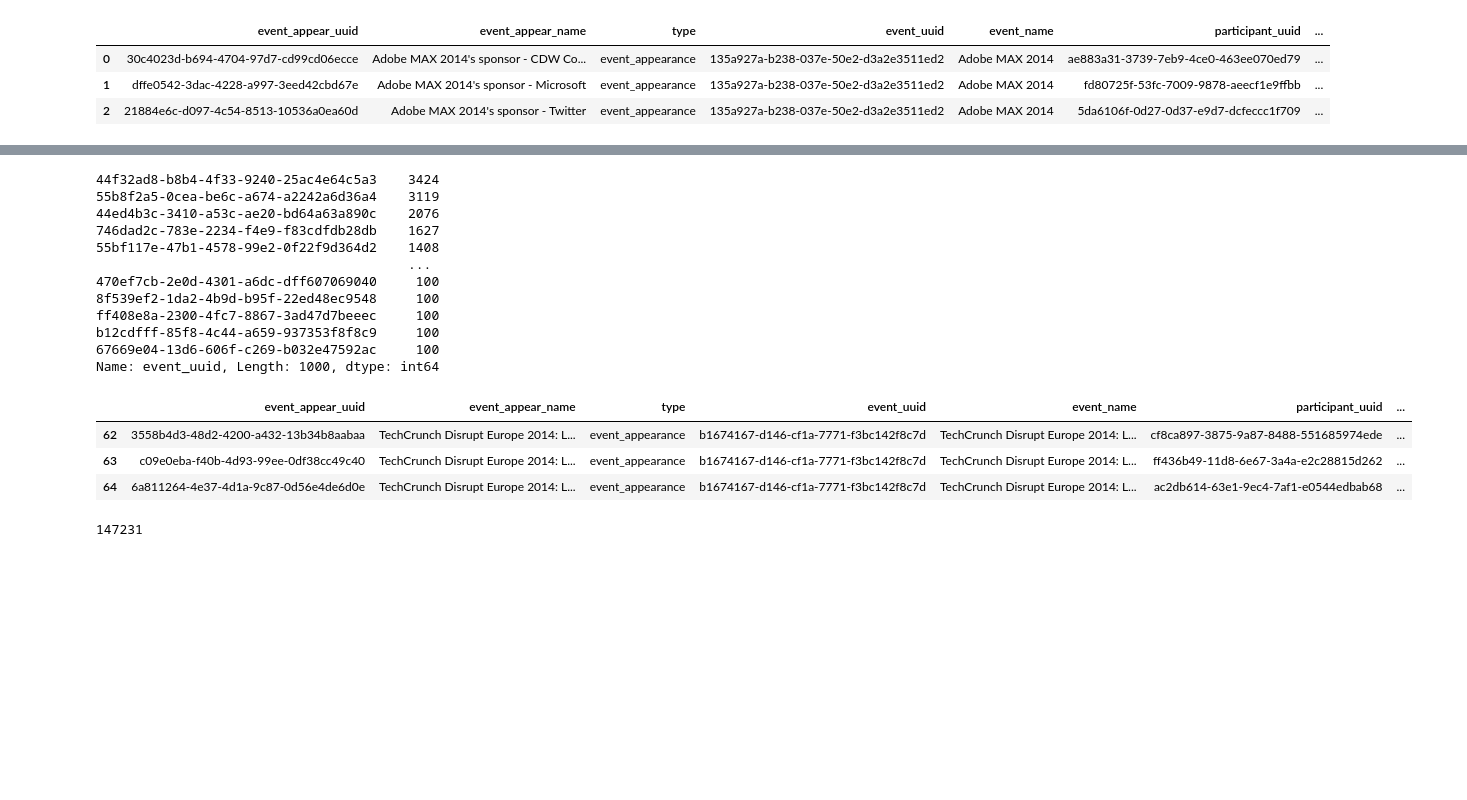
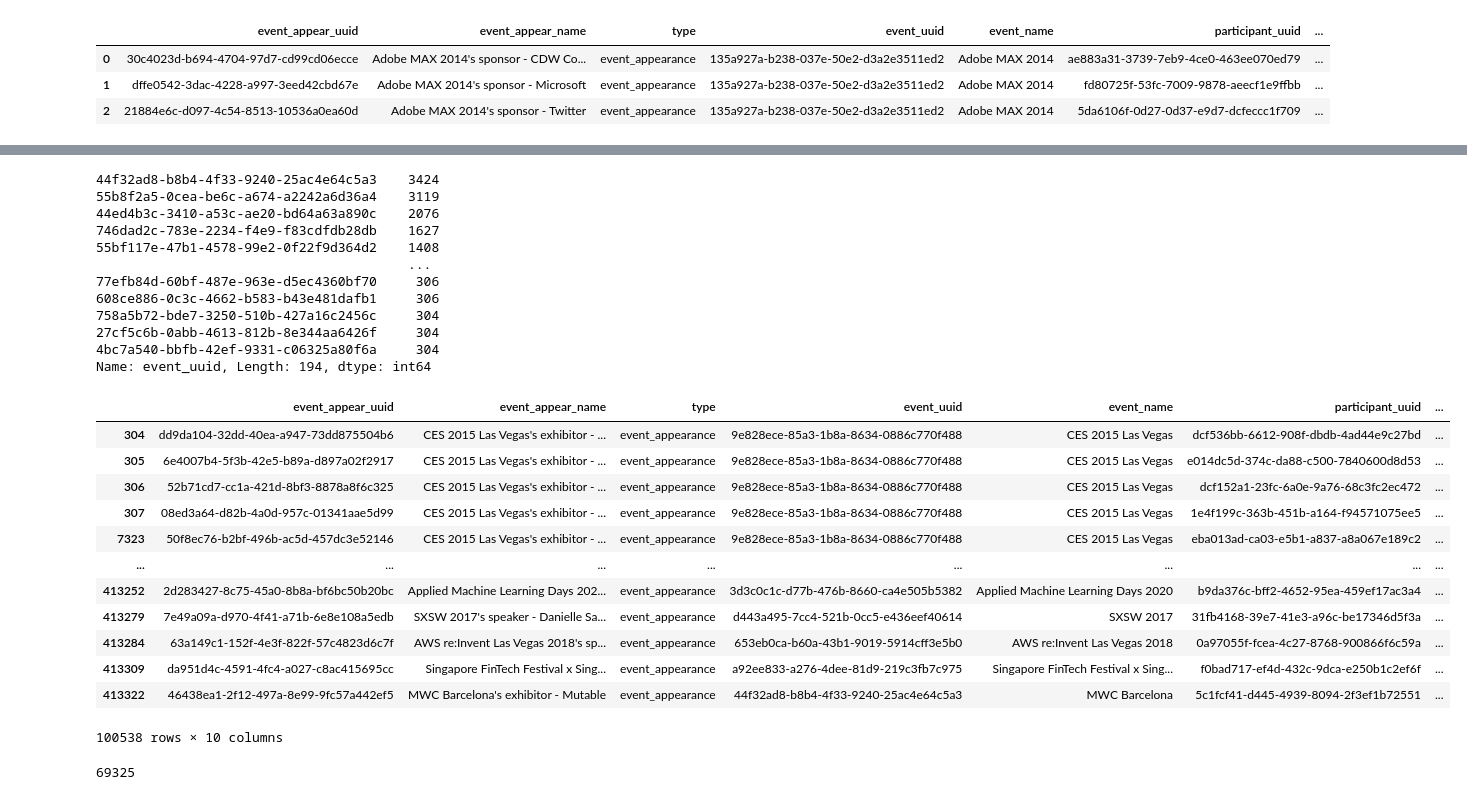
Before and after one commit to csynbiosys/dissertations-2021-info, a Jupyter notebook: rahim_ghani_predict/features-development-network.ipynb, the cells around one changed output, grey strips where cells are left out. Saved outputs shown, nothing was run; the diff lists cells and outputs as text; code cells hidden in the pictures; blank space fills up the shorter version.

```diff
--- a/rahim_ghani_predict/features-development-network.ipynb
+++ b/rahim_ghani_predict/features-development-network.ipynb
@@ -155,5 +173,5 @@ top1000_events_uuid = event_appear_df['event_uuid'].value_counts().nlargest(1000
 # %%
-top1000_events_uuid
+top1percentile_events_uuid
 # %% [output]
 44f32ad8-b8b4-4f33-9240-25ac4e64c5a3    3424
 55b8f2a5-0cea-be6c-a674-a2242a6d36a4    3119
@@ -161,26 +179,35 @@ top1000_events_uuid
 746dad2c-783e-2234-f4e9-f83cdfdb28db    1627
 55bf117e-47b1-4578-99e2-0f22f9d364d2    1408
                                         ...
-470ef7cb-2e0d-4301-a6dc-dff607069040     100
-8f539ef2-1da2-4b9d-b95f-22ed48ec9548     100
-ff408e8a-2300-4fc7-8867-3ad47d7beeec     100
-b12cdfff-85f8-4c44-a659-937353f8f8c9     100
-67669e04-13d6-606f-c269-b032e47592ac     100
-Name: event_uuid, Length: 1000, dtype: int64
+77efb84d-60bf-487e-963e-d5ec4360bf70     306
+608ce886-0c3c-4662-b583-b43e481dafb1     306
+758a5b72-bde7-3250-510b-427a16c2456c     304
+27cf5c6b-0abb-4613-812b-8e344aa6426f     304
+4bc7a540-bbfb-42ef-9331-c06325a80f6a     304
+Name: event_uuid, Length: 194, dtype: int64
 # %%
-#Create df with top 1000 events (more than 100 occurences)
+#Create df with top 1% percentile events (more than 100 occurences)
 df=event_appear_df
-top_1000_events_df = df[df.groupby('event_uuid')['event_uuid'].transform('size') >= 100]
+top1percentile_events_df = df[df.groupby('event_uuid')['event_uuid'].transform('size') >= 304]
 # %%
-top_1000_events_df.head(3)
+top1percentile_events_df
 # %% [output]
 |  | event_appear_uuid | event_appear_name | type | event_uuid | event_name | participant_uuid | ... |
-| 62 | 3558b4d3-48d2-4200-a432-13b34b8aabaa | TechCrunch Disrupt Europe 2014: L... | event_appearance | b1674167-d146-cf1a-7771-f3bc142f8c7d | TechCrunch Disrupt Europe 2014: L... | cf8ca897-3875-9a87-8488-551685974ede | ... |
-| 63 | c09e0eba-f40b-4d93-99ee-0df38cc49c40 | TechCrunch Disrupt Europe 2014: L... | event_appearance | b1674167-d146-cf1a-7771-f3bc142f8c7d | TechCrunch Disrupt Europe 2014: L... | ff436b49-11d8-6e67-3a4a-e2c28815d262 | ... |
-| 64 | 6a811264-4e37-4d1a-9c87-0d56e4de6d0e | TechCrunch Disrupt Europe 2014: L... | event_appearance | b1674167-d146-cf1a-7771-f3bc142f8c7d | TechCrunch Disrupt Europe 2014: L... | ac2db614-63e1-9ec4-7af1-e0544edbab68 | ... |
+| 304 | dd9da104-32dd-40ea-a947-73dd875504b6 | CES 2015 Las Vegas's exhibitor - ... | event_appearance | 9e828ece-85a3-1b8a-8634-0886c770f488 | CES 2015 Las Vegas | dcf536bb-6612-908f-dbdb-4ad44e9c27bd | ... |
+| 305 | 6e4007b4-5f3b-42e5-b89a-d897a02f2917 | CES 2015 Las Vegas's exhibitor - ... | event_appearance | 9e828ece-85a3-1b8a-8634-0886c770f488 | CES 2015 Las Vegas | e014dc5d-374c-da88-c500-7840600d8d53 | ... |
+| 306 | 52b71cd7-cc1a-421d-8bf3-8878a8f6c325 | CES 2015 Las Vegas's exhibitor - ... | event_appearance | 9e828ece-85a3-1b8a-8634-0886c770f488 | CES 2015 Las Vegas | dcf152a1-23fc-6a0e-9a76-68c3fc2ec472 | ... |
+| 307 | 08ed3a64-d82b-4a0d-957c-01341aae5d99 | CES 2015 Las Vegas's exhibitor - ... | event_appearance | 9e828ece-85a3-1b8a-8634-0886c770f488 | CES 2015 Las Vegas | 1e4f199c-363b-451b-a164-f94571075ee5 | ... |
+| 7323 | 50f8ec76-b2bf-496b-ac5d-457dc3e52146 | CES 2015 Las Vegas's exhibitor - ... | event_appearance | 9e828ece-85a3-1b8a-8634-0886c770f488 | CES 2015 Las Vegas | eba013ad-ca03-e5b1-a837-a8a067e189c2 | ... |
+| ... | ... | ... | ... | ... | ... | ... | ... |
+| 413252 | 2d283427-8c75-45a0-8b8a-bf6bc50b20bc | Applied Machine Learning Days 202... | event_appearance | 3d3c0c1c-d77b-476b-8660-ca4e505b5382 | Applied Machine Learning Days 2020 | b9da376c-bff2-4652-95ea-459ef17ac3a4 | ... |
+| 413279 | 7e49a09a-d970-4f41-a71b-6e8e108a5edb | SXSW 2017's speaker - Danielle Sa... | event_appearance | d443a495-7cc4-521b-0cc5-e436eef40614 | SXSW 2017 | 31fb4168-39e7-41e3-a96c-be17346d5f3a | ... |
+| 413284 | 63a149c1-152f-4e3f-822f-57c4823d6c7f | AWS re:Invent Las Vegas 2018's sp... | event_appearance | 653eb0ca-b60a-43b1-9019-5914cff3e5b0 | AWS re:Invent Las Vegas 2018 | 0a97055f-fcea-4c27-8768-900866f6c59a | ... |
+| 413309 | da951d4c-4591-4fc4-a027-c8ac415695cc | Singapore FinTech Festival x Sing... | event_appearance | a92ee833-a276-4dee-81d9-219c3fb7c975 | Singapore FinTech Festival x Sing... | f0bad717-ef4d-432c-9dca-e250b1c2ef6f | ... |
+| 413322 | 46438ea1-2f12-497a-8e99-9fc57a442ef5 | MWC Barcelona's exhibitor - Mutable | event_appearance | 44f32ad8-b8b4-4f33-9240-25ac4e64c5a3 | MWC Barcelona | 5c1fcf41-d445-4939-8094-2f3ef1b72551 | ... |
+100538 rows × 10 columns
 # %%
-top1000_attendees = list (set(top_1000_events_df['participant_uuid']))
-len(top1000_attendees)
+top1percentile_attendees = list (set(top1percentile_events_df['participant_uuid']))
+len(top1percentile_attendees)
 # %% [output]
-147231
+69325
 # %%
```
Also changed, not shown: parts of 17 cells of this notebook, 1 other file.
